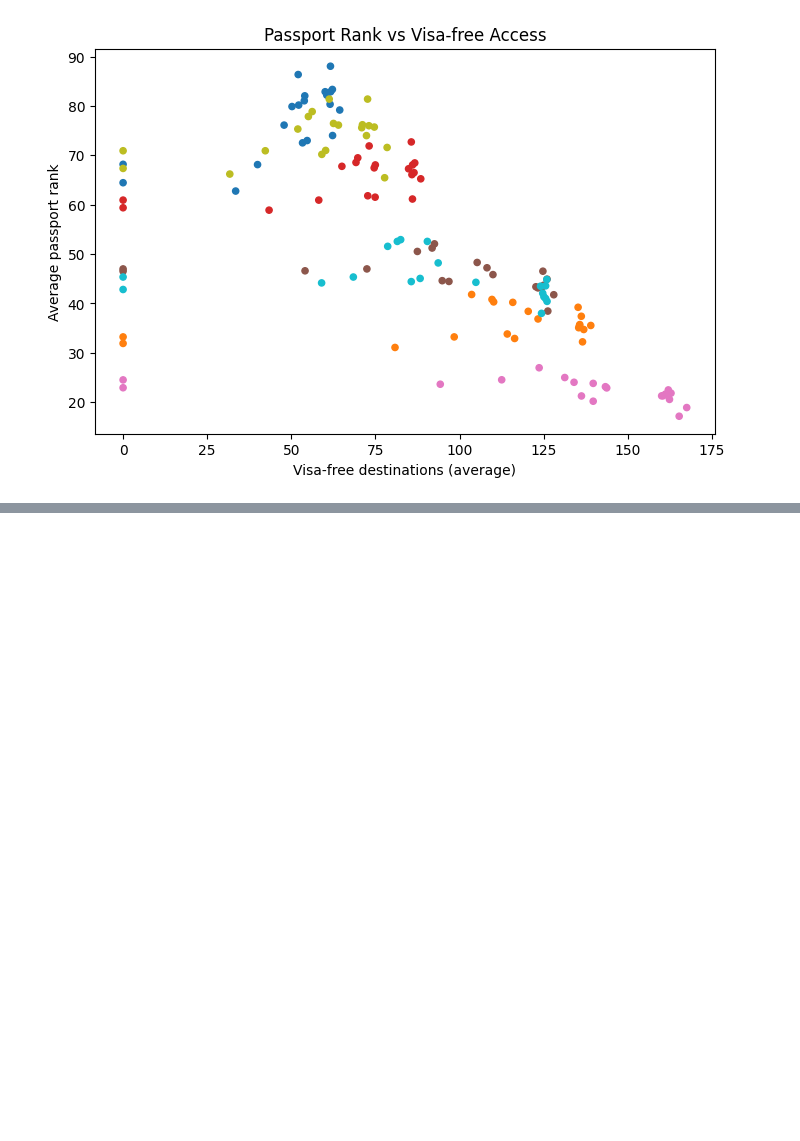
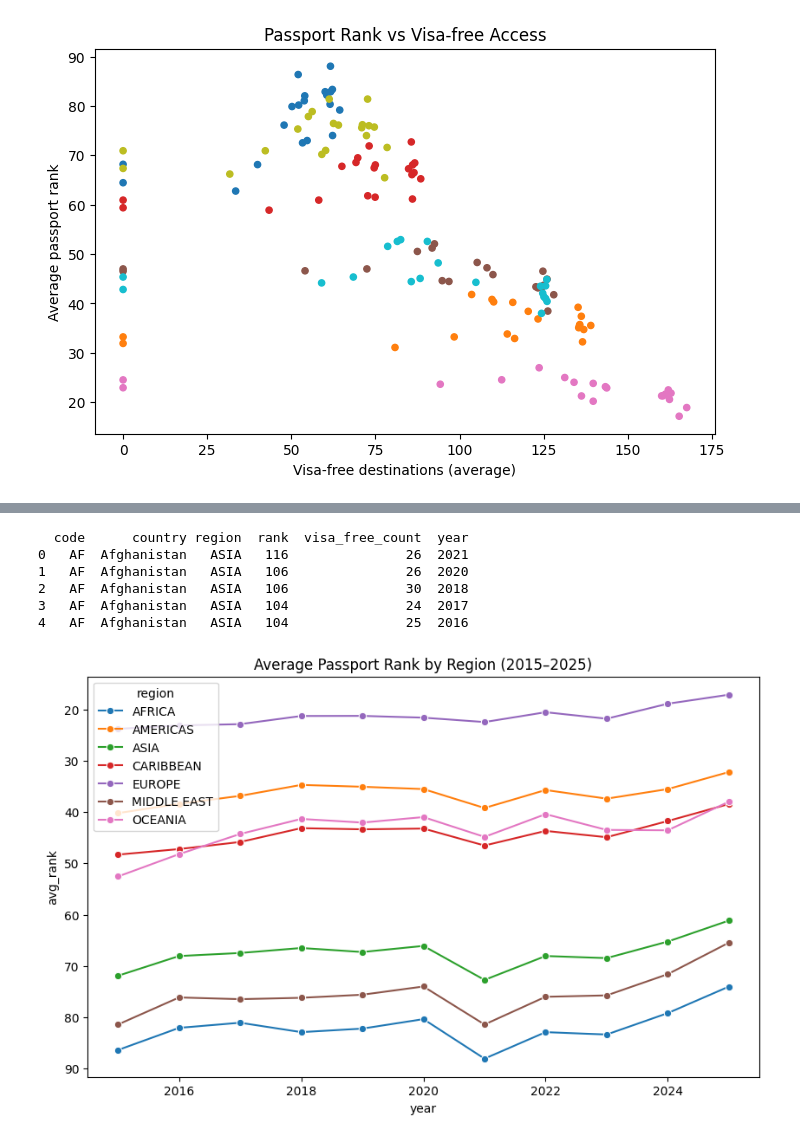
Before and after one commit to Deadpigg/dsa2101project, a Jupyter notebook: project.ipynb, the cells around one changed output, grey strips where cells are left out. Cells and saved outputs as stored; diff of their text form; code cells hidden in the pictures; blank space fills up the shorter version.

```diff
--- a/project.ipynb
+++ b/project.ipynb
@@ -147,0 +176,32 @@ scatter_df.plot(
+# %%
+# filter to 2015–2025
+subset = (
+    rank_by_year
+    .loc[rank_by_year['year'].between(2015, 2025)]
+    .copy()
+)
+print(subset.head())
+
+# collapse to region-year using the subset
+region_year = (
+    subset
+    .groupby(['region', 'year'], as_index=False)
+    .agg(avg_rank=('rank', 'mean'),
+         best_rank=('rank', 'min'))
+    .sort_values(['region', 'year'])
+    .assign(yoy_change=lambda df: df.groupby('region')['avg_rank'].diff())
+)
+
+plt.figure(figsize=(10, 6))
+sns.lineplot(data=region_year, x='year', y='avg_rank', hue='region', marker='o')
+plt.gca().invert_yaxis()
+plt.title('Average Passport Rank by Region (2015–2025)')
+plt.show()
+# %% [output]
+  code      country region  rank  visa_free_count  year
+0   AF  Afghanistan   ASIA   116               26  2021
+1   AF  Afghanistan   ASIA   106               26  2020
+2   AF  Afghanistan   ASIA   106               30  2018
+3   AF  Afghanistan   ASIA   104               24  2017
+4   AF  Afghanistan   ASIA   104               25  2016
+[figure, added]
```
Also changed, not shown: parts of 4 cells of this notebook.
